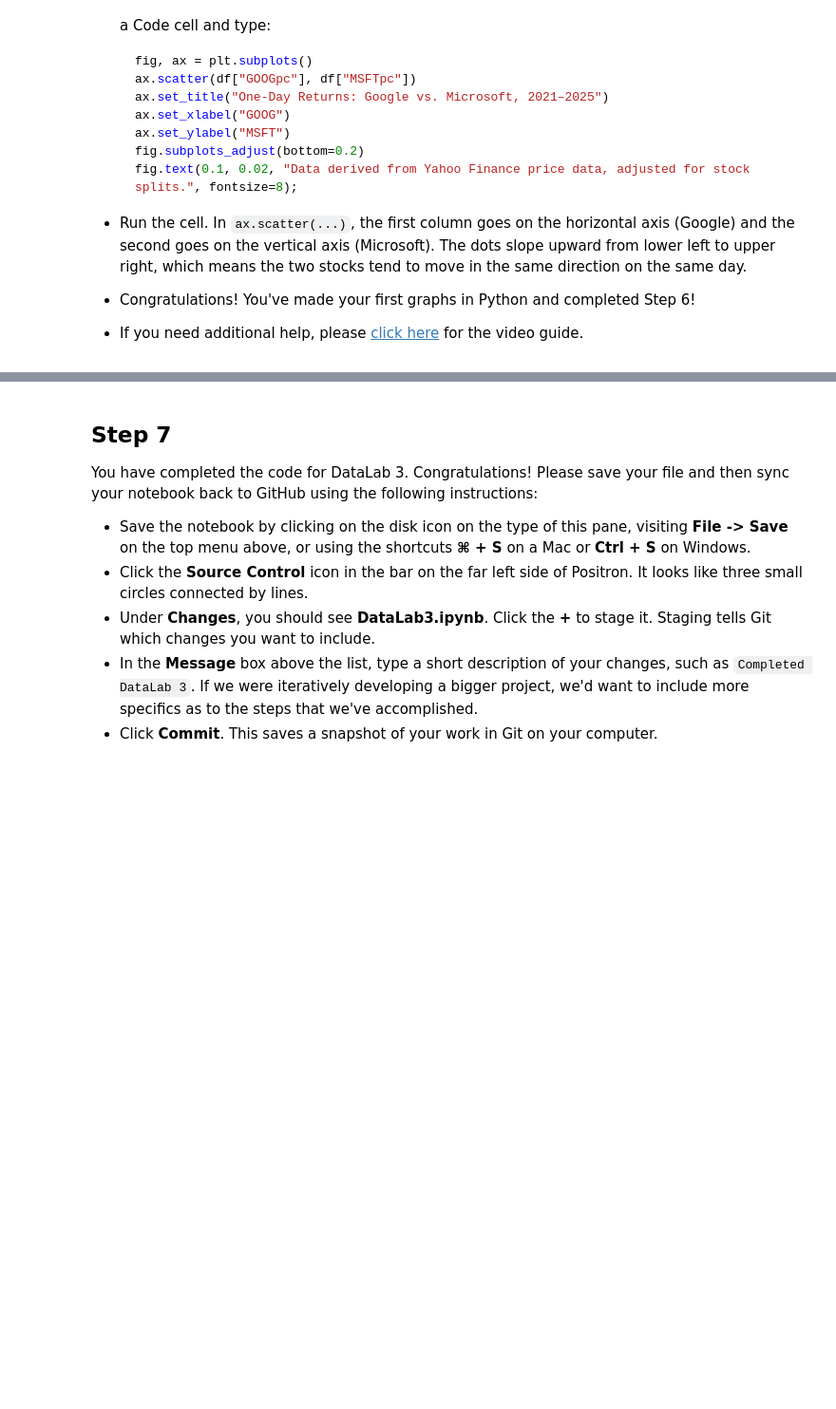
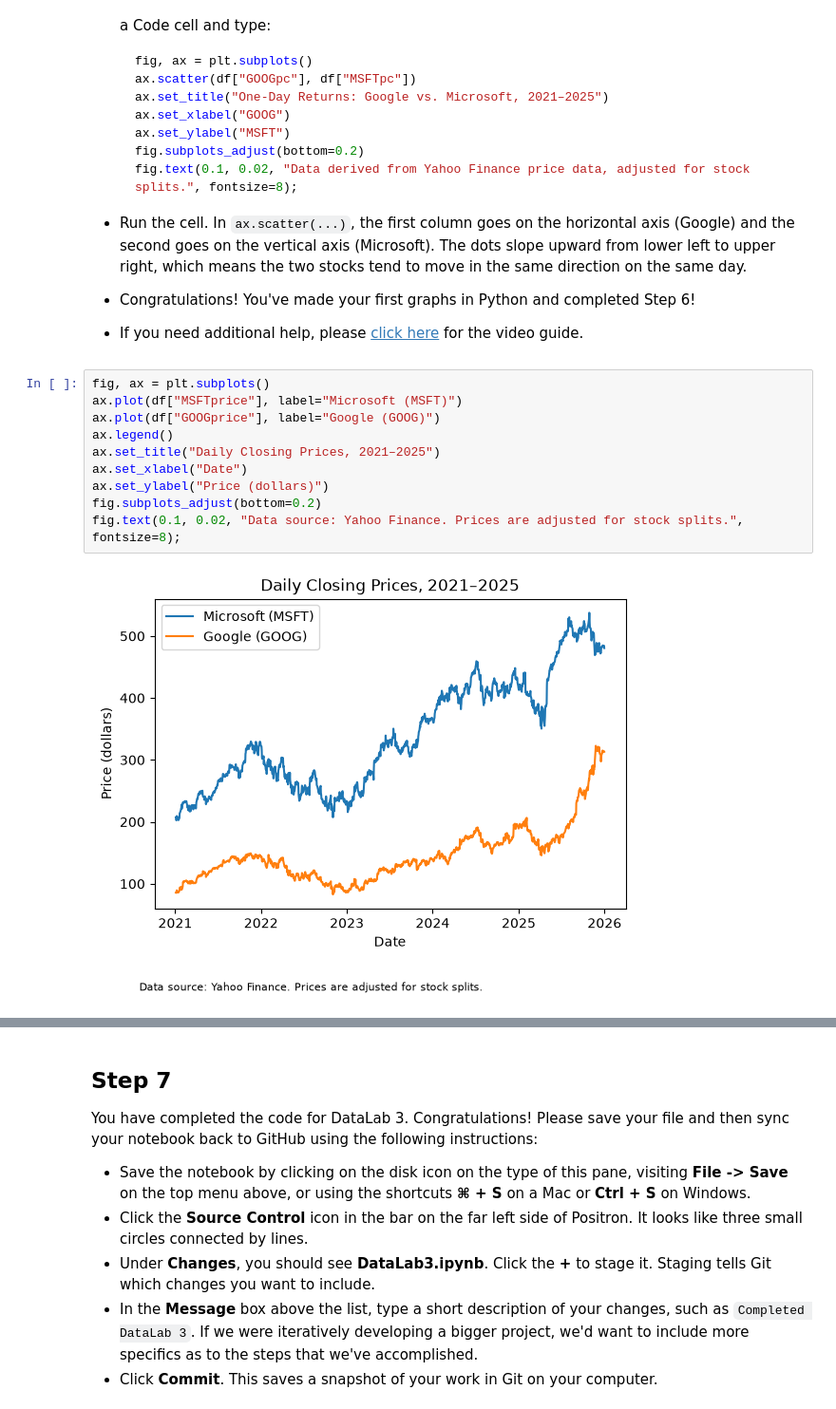
Before and after one commit to bjparsley/cu-quantitative-methods-fall-2026-datalab-3-bjparsley, a Jupyter notebook: DataLab3.ipynb, the cells around one changed output, grey strips where cells are left out. Shown at 95% size. Drawn from its saved outputs; the diff is of its cells as text; blank space fills up the shorter version.

Commit message:
Completed DataLab 3

```diff
--- a/DataLab3.ipynb
+++ b/DataLab3.ipynb
@@ -250,3 +250,15 @@ Now let's visualize our data with three graphs: a line graph of prices, a histog
 - Run the cell. In `ax.scatter(...)`, the first column goes on the horizontal axis (Google) and the second goes on the vertical axis (Microsoft). The dots slope upward from lower left to upper right, which means the two stocks tend to move in the same direction on the same day.
 - Congratulations! You've made your first graphs in Python and completed Step 6!
 - If you need additional help, please [click here](#) for the video guide.
+# %%
+fig, ax = plt.subplots()
+ax.plot(df["MSFTprice"], label="Microsoft (MSFT)")
+ax.plot(df["GOOGprice"], label="Google (GOOG)")
+ax.legend()
+ax.set_title("Daily Closing Prices, 2021–2025")
+ax.set_xlabel("Date")
+ax.set_ylabel("Price (dollars)")
+fig.subplots_adjust(bottom=0.2)
+fig.text(0.1, 0.02, "Data source: Yahoo Finance. Prices are adjusted for stock splits.", fontsize=8);
+# %% [output]
+[figure, added]
```
Also changed, not shown: parts of 2 cells of this notebook.
